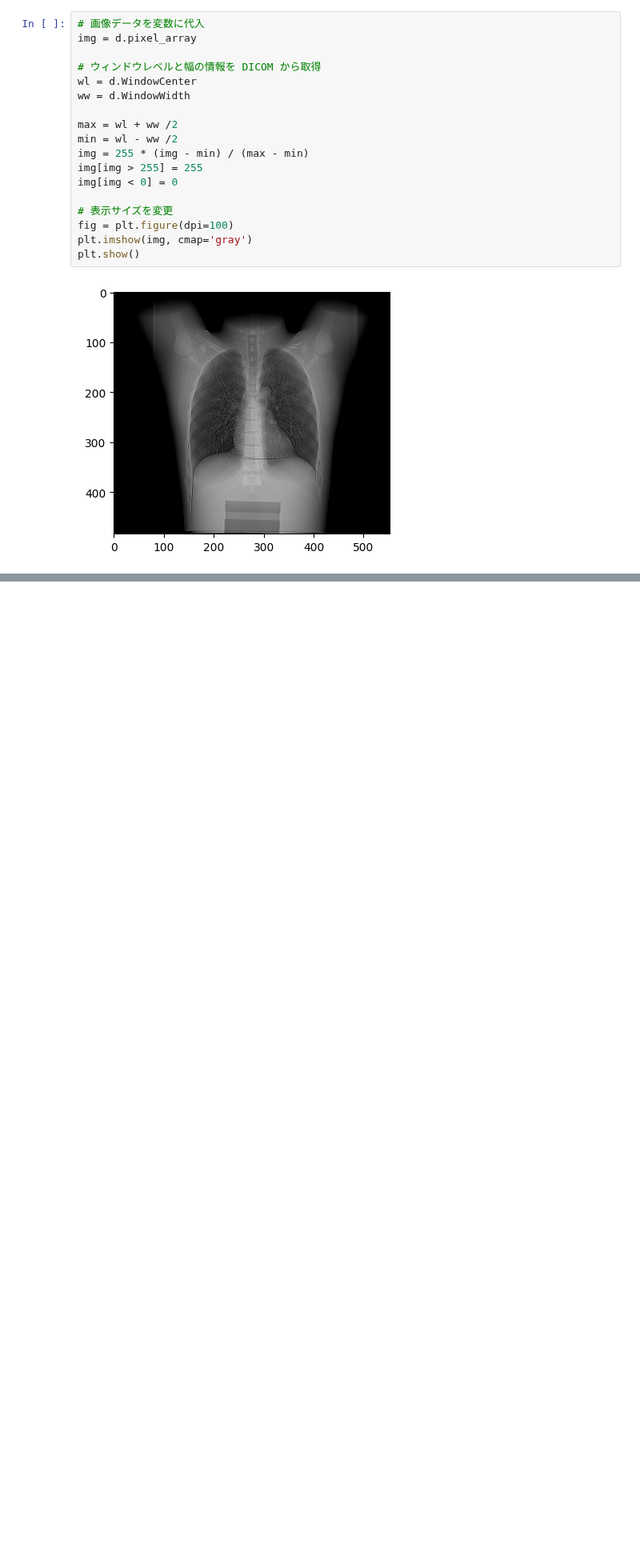
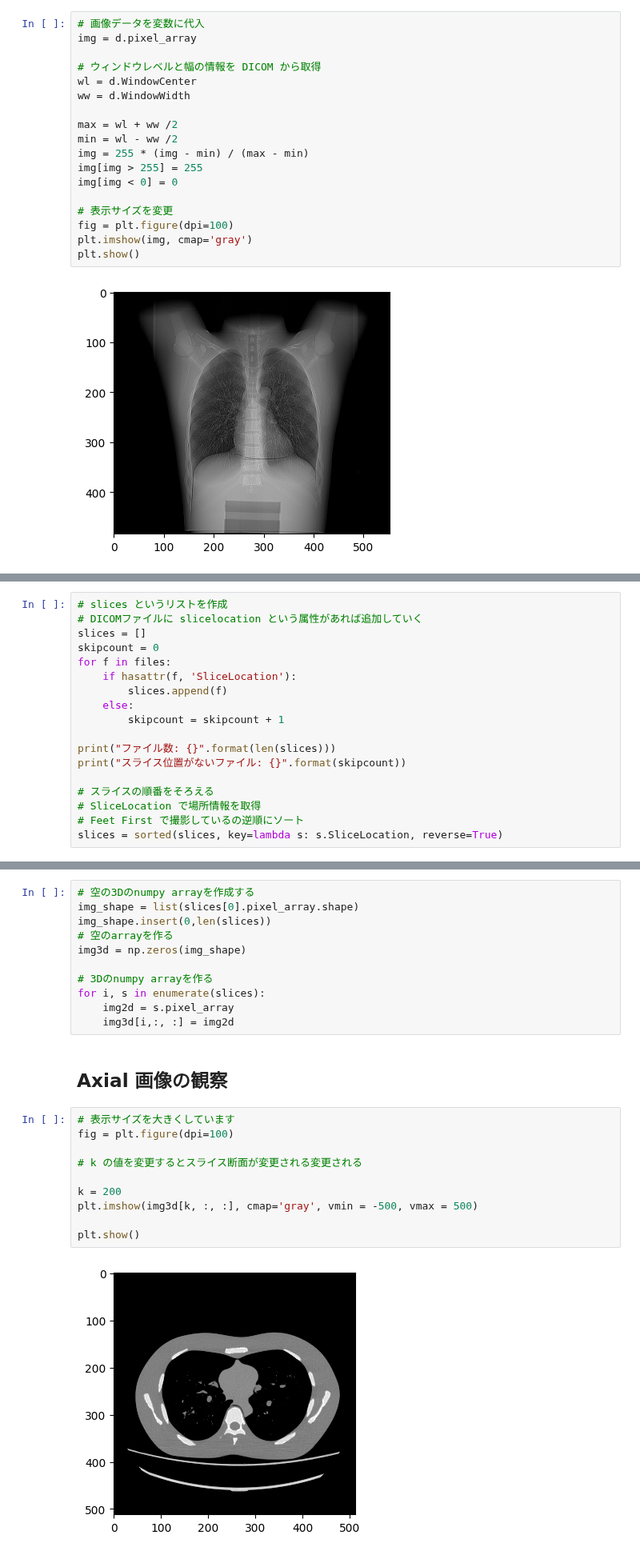
Before and after one commit to ryskks/usedicom, a Jupyter notebook: slice.ipynb, the cells around one changed output, grey strips where cells are left out. Shown at 80% size. Drawn from its saved outputs; the diff is of its cells as text; blank space fills up the shorter version.

```diff
--- a/slice.ipynb
+++ b/slice.ipynb
@@ -69,0 +82,18 @@ plt.show()
+# %%
+# slices というリストを作成
+# DICOMファイルに slicelocation という属性があれば追加していく
+slices = []
+skipcount = 0
+for f in files:
+    if hasattr(f, 'SliceLocation'):
+        slices.append(f)
+    else:
+        skipcount = skipcount + 1
+
+print("ファイル数: {}".format(len(slices)))
+print("スライス位置がないファイル: {}".format(skipcount))
+
+# スライスの順番をそろえる
+# SliceLocation で場所情報を取得
+# Feet First で撮影しているの逆順にソート
+slices = sorted(slices, key=lambda s: s.SliceLocation, reverse=True)
@@ -69,0 +114,25 @@ plt.show()
+# %%
+# 空の3Dのnumpy arrayを作成する
+img_shape = list(slices[0].pixel_array.shape)
+img_shape.insert(0,len(slices))
+# 空のarrayを作る
+img3d = np.zeros(img_shape)
+
+# 3Dのnumpy arrayを作る
+for i, s in enumerate(slices):
+    img2d = s.pixel_array
+    img3d[i,:, :] = img2d
+# %% [markdown]
+## Axial 画像の観察
+# %%
+# 表示サイズを大きくしています
+fig = plt.figure(dpi=100)
+
+# k の値を変更するとスライス断面が変更される変更される
+
+k = 200
+plt.imshow(img3d[k, :, :], cmap='gray', vmin = -500, vmax = 500)
+
+plt.show()
+# %% [output]
+[figure, added]
```
Also changed, not shown: parts of 10 cells of this notebook.
